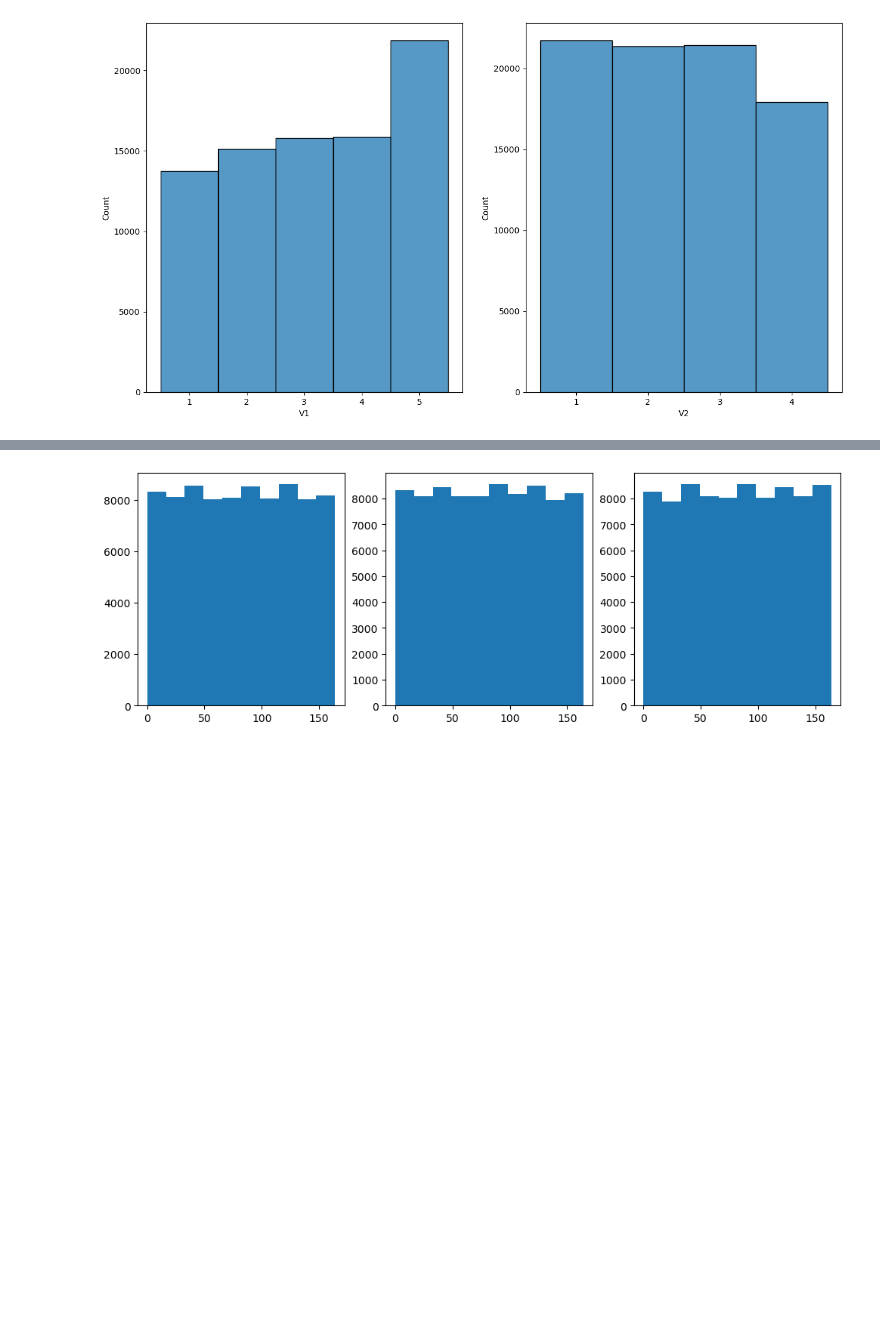
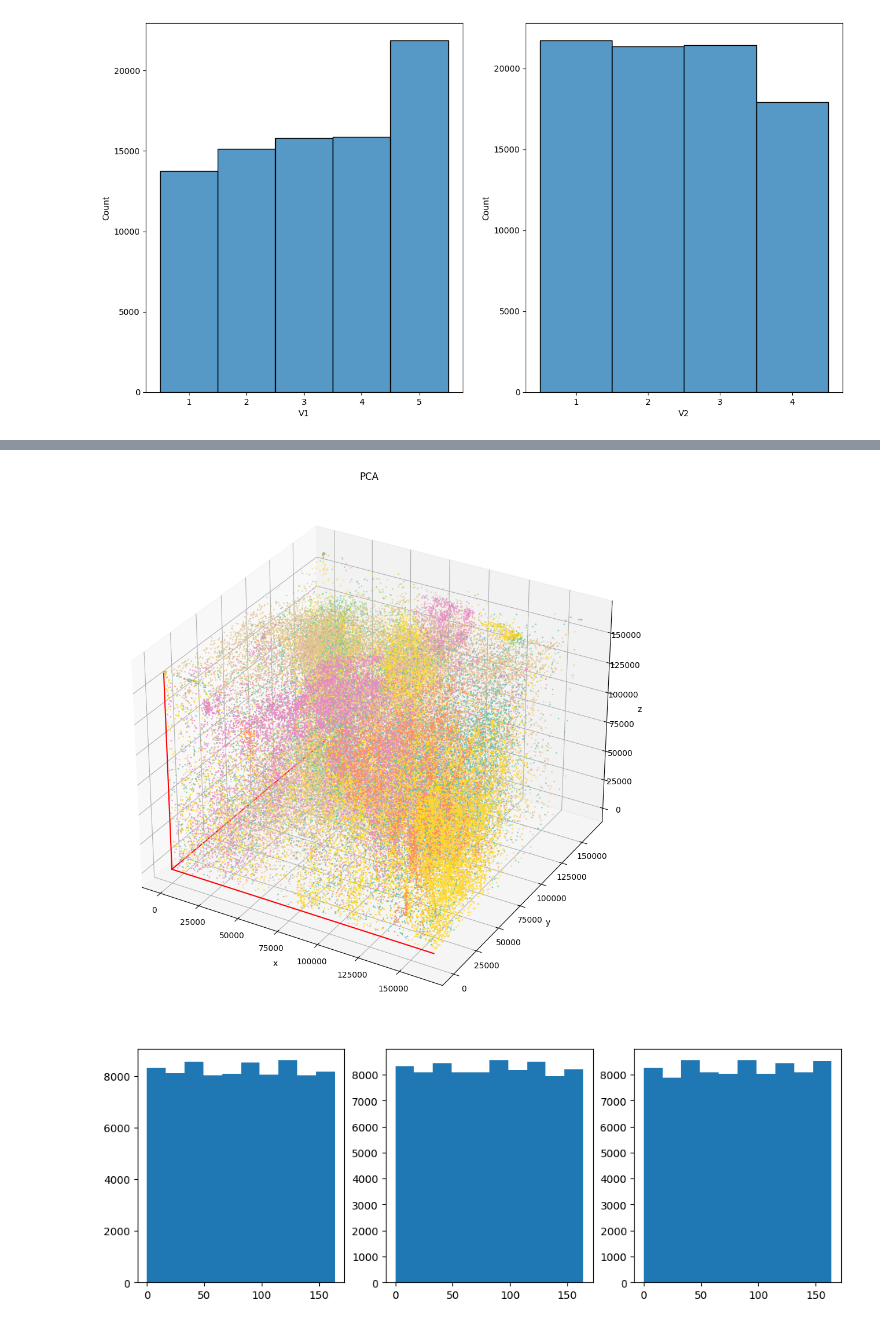
Before and after one commit to V-ivan11/Modelado, a Jupyter notebook: Practicas/4 - Overfitting.ipynb, the cells around one changed output, grey strips where cells are left out. Saved outputs shown, nothing was run; the diff lists cells and outputs as text; code cells hidden in the pictures; blank space fills up the shorter version.

```diff
--- a/Practicas/4 - Overfitting.ipynb
+++ b/Practicas/4 - Overfitting.ipynb
@@ -128,4 +128,26 @@ sns.histplot(x = y_train)
 [figure]
+# %%
+fig = plt.figure(figsize=(12,12))
+my_color=y_train.cat.codes
+ax = fig.add_subplot(111, projection='3d')
+ax.scatter(X_train['V5'], X_train['V6'], X_train['V7'], c=my_color, cmap="Set2_r", s=1)
+
+# make simple, bare axis lines through space:
+xAxisLine = ((min(X_train['V5']), max(X_train['V5'])), (0, 0), (0,0))
+ax.plot(xAxisLine[0], xAxisLine[1], xAxisLine[2], 'r')
+yAxisLine = ((0, 0), (min(X_train['V6']), max(X_train['V6'])), (0,0))
+ax.plot(yAxisLine[0], yAxisLine[1], yAxisLine[2], 'r')
+zAxisLine = ((0, 0), (0,0), (min(X_train['V7']), max(X_train['V7'])))
+ax.plot(zAxisLine[0], zAxisLine[1], zAxisLine[2], 'r')
+
+# label the axes
+ax.set_xlabel("x")
+ax.set_ylabel("y")
+ax.set_zlabel("z")
+ax.set_title("PCA")
+plt.show()
+# %% [output]
+[figure, added]
 # %%
 columns = ["V5", "V6", "V7"]
 fig, axs = plt.subplots(ncols=3, nrows= 1, figsize=(12, 4))
```
Also changed, not shown: parts of 14 cells of this notebook.
